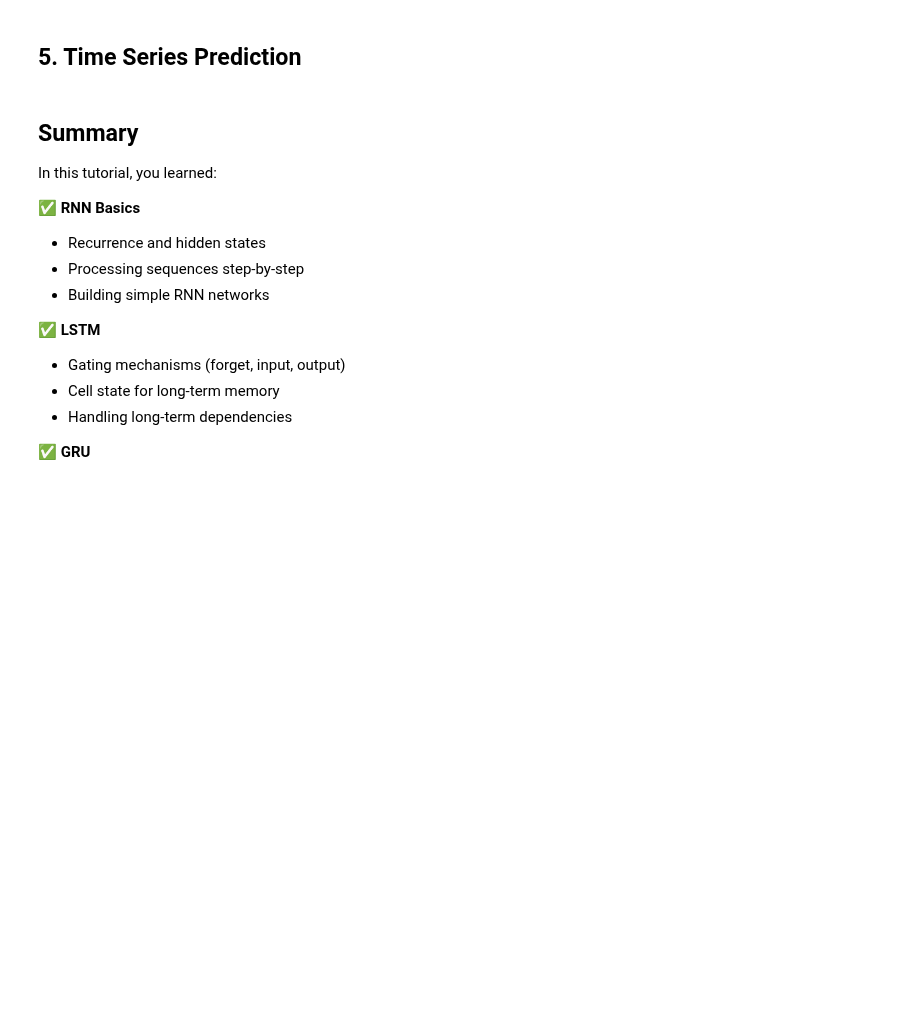
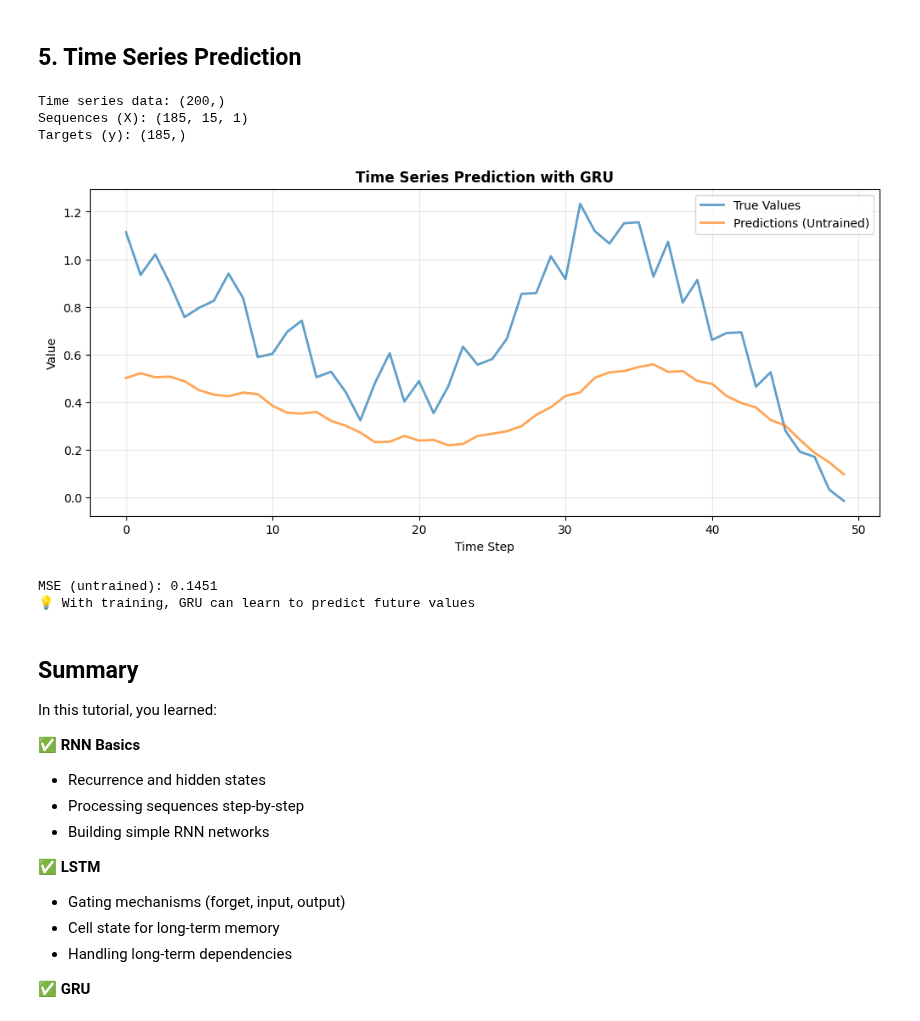
Before and after one commit to chaobrain/brainstate, a Jupyter notebook: docs/tutorials/neural_networks/04_recurrent_networks.ipynb, the cells around one changed output. Cells and saved outputs as stored; diff of their text form; code cells hidden in the pictures; blank space fills up the shorter version.

```diff
--- a/docs/tutorials/neural_networks/04_recurrent_networks.ipynb
+++ b/docs/tutorials/neural_networks/04_recurrent_networks.ipynb
@@ -445,3 +427,80 @@ print("💡 With training, GRU can learn to predict future values")
+# %%
+
+# Generate synthetic time series
+def generate_time_series(n_steps=100):
+    t = jnp.linspace(0, 10, n_steps)
+    # Combination of sine waves
+    series = jnp.sin(t) + 0.5 * jnp.sin(3 * t) + 0.1 * brainstate.random.randn(n_steps)
+    return series
+
+# Create sequences for prediction
+def create_sequences(data, seq_length=10):
+    X, y = [], []
+    for i in range(len(data) - seq_length):
+        X.append(data[i:i + seq_length])
+        y.append(data[i + seq_length])
+    return jnp.array(X), jnp.array(y)
+
+# Generate data
+brainstate.random.seed(0)
+time_series = generate_time_series(200)
+X, y = create_sequences(time_series, seq_length=15)
+
+# Add feature dimension
+X = X[:, :, None]
+
+print(f"Time series data: {time_series.shape}")
+print(f"Sequences (X): {X.shape}")
+print(f"Targets (y): {y.shape}")
+
+# Create predictor
+class TimeSeriesPredictor(brainstate.nn.Module):
+    def __init__(self, hidden_size=32):
+        super().__init__()
+        self.gru = brainstate.nn.GRUCell(num_in=1, num_out=hidden_size)
+        self.fc = brainstate.nn.Linear((hidden_size,), (1,))
+        self.hidden_size = hidden_size
+
+    def update(self, sequence):
+        brainstate.nn.init_all_states(self)
+        brainstate.transform.for_loop(self.gru, sequence)
+        prediction = self.fc(self.gru.h.value)
+        return prediction.squeeze()
+
+# Create and test predictor
+brainstate.random.seed(42)
+predictor = TimeSeriesPredictor(hidden_size=64)
+
+# Make predictions on test data
+predictions = []
+for i in range(min(50, len(X))):
+    pred = predictor(X[i])
+    predictions.append(pred)
+
+predictions = jnp.array(predictions)
+targets = y[:len(predictions)]
+
+# Plot
+plt.figure(figsize=(12, 5))
+plt.plot(targets, label='True Values', linewidth=2, alpha=0.7)
+plt.plot(predictions, label='Predictions (Untrained)', linewidth=2, alpha=0.7)
+plt.xlabel('Time Step')
+plt.ylabel('Value')
+plt.title('Time Series Prediction with GRU', fontweight='bold')
+plt.legend()
+plt.grid(alpha=0.3)
+plt.show()
+
+mse = jnp.mean((predictions - targets) ** 2)
+print(f"MSE (untrained): {mse:.4f}")
+print("💡 With training, GRU can learn to predict future values")
+# %% [output]
+Time series data: (200,)
+Sequences (X): (185, 15, 1)
+Targets (y): (185,)
+[figure, added]
+MSE (untrained): 0.1451
+💡 With training, GRU can learn to predict future values
 # %% [markdown]
 ## Summary
 
```
Also changed, not shown: parts of 16 cells of this notebook, 7 other files.
